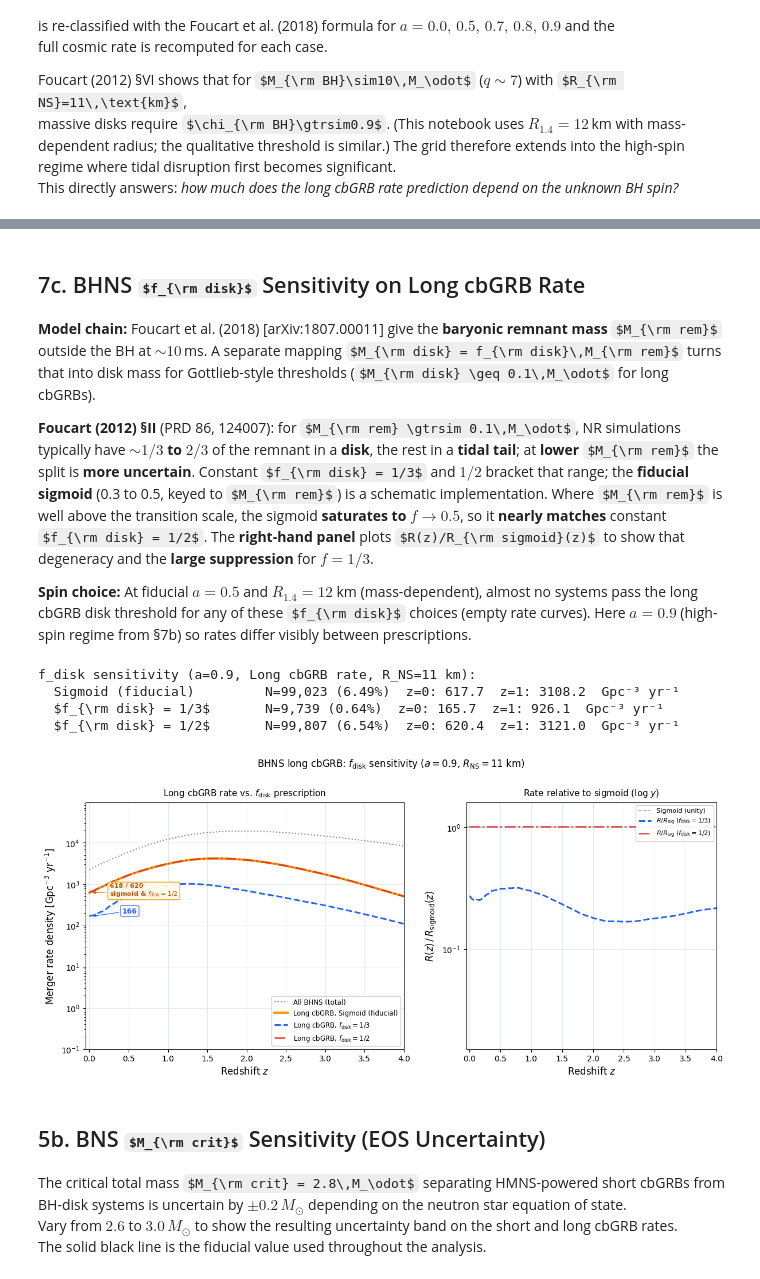
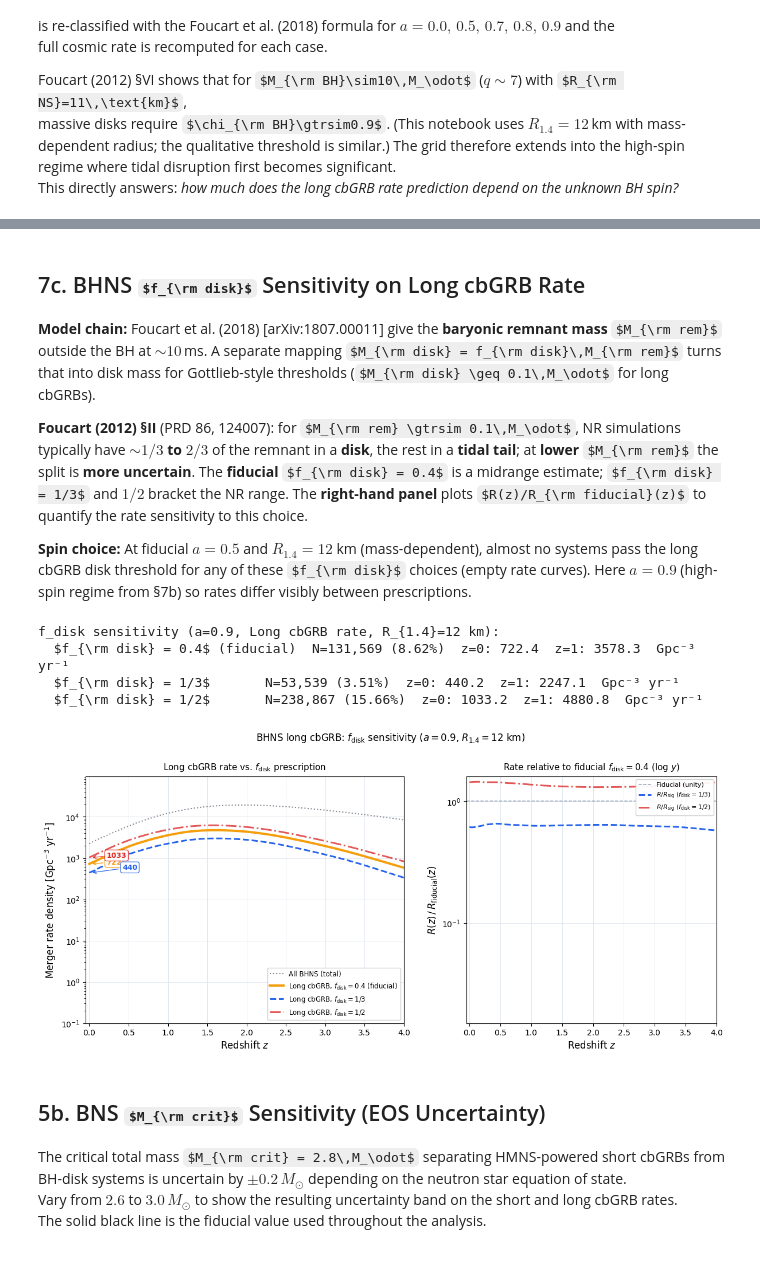
Before and after one commit to jorodgrz/GRBproject, a Jupyter notebook: GRB_CosmicRate.ipynb, the cells around one changed output, grey strips where cells are left out. Drawn from its saved outputs; the diff is of its cells as text; code cells hidden in the pictures; some formulas as TeX source.

```diff
--- a/GRB_CosmicRate.ipynb
+++ b/GRB_CosmicRate.ipynb
@@ -506,7 +465,7 @@ a=0.9: Long=99,023 (6.5%)  Short=425,490 (27.9%)
 
 **Model chain:** Foucart et al. (2018) [arXiv:1807.00011] give the **baryonic remnant mass** $M_{\rm rem}$ outside the BH at $\sim 10\,$ms. A separate mapping $M_{\rm disk} = f_{\rm disk}\,M_{\rm rem}$ turns that into disk mass for Gottlieb-style thresholds ($M_{\rm disk} \geq 0.1\,M_\odot$ for long cbGRBs).
 
-**Foucart (2012) §II** (PRD 86, 124007): for $M_{\rm rem} \gtrsim 0.1\,M_\odot$, NR simulations typically have **$\sim 1/3$ to $2/3$** of the remnant in a **disk**, the rest in a **tidal tail**; at **lower** $M_{\rm rem}$ the split is **more uncertain**. Constant $f_{\rm disk} = 1/3$ and $1/2$ bracket that range; the **fiducial sigmoid** (0.3 to 0.5, keyed to $M_{\rm rem}$) is a schematic implementation. Where $M_{\rm rem}$ is well above the transition scale, the sigmoid **saturates to $f \to 0.5$**, so it **nearly matches** constant $f_{\rm disk} = 1/2$. The **right-hand panel** plots $R(z)/R_{\rm sigmoid}(z)$ to show that degeneracy and the **large suppression** for $f=1/3$.
+**Foucart (2012) §II** (PRD 86, 124007): for $M_{\rm rem} \gtrsim 0.1\,M_\odot$, NR simulations typically have **$\sim 1/3$ to $2/3$** of the remnant in a **disk**, the rest in a **tidal tail**; at **lower** $M_{\rm rem}$ the split is **more uncertain**. The **fiducial** $f_{\rm disk} = 0.4$ is a midrange estimate; $f_{\rm disk} = 1/3$ and $1/2$ bracket the NR range. The **right-hand panel** plots $R(z)/R_{\rm fiducial}(z)$ to quantify the rate sensitivity to this choice.
 
 **Spin choice:** At fiducial $a = 0.5$ and $R_{1.4} = 12$ km (mass-dependent), almost no systems pass the long cbGRB disk threshold for any of these $f_{\rm disk}$ choices (empty rate curves). Here **$a = 0.9$** (high-spin regime from §7b) so rates differ visibly between prescriptions.
 # %%
@@ -514,22 +473,22 @@ a=0.9: Long=99,023 (6.5%)  Short=425,490 (27.9%)
 a_fdisk = 0.9
 
 fdisk_order = [
-    ('Sigmoid (fiducial)', None),
+    (r'$f_{\rm disk} = 0.4$ (fiducial)', F_DISK),
     (r'$f_{\rm disk} = 1/3$', 1 / 3),
     (r'$f_{\rm disk} = 1/2$', 1 / 2),
 ]
 fdisk_colors = {
-    'Sigmoid (fiducial)': '#F59E0B',
+    r'$f_{\rm disk} = 0.4$ (fiducial)': '#F59E0B',
     r'$f_{\rm disk} = 1/3$': '#2563EB',
     r'$f_{\rm disk} = 1/2$': '#DC2626',
 }
 fdisk_linestyles = {
-    'Sigmoid (fiducial)': '-',
+    r'$f_{\rm disk} = 0.4$ (fiducial)': '-',
     r'$f_{\rm disk} = 1/3$': '--',
     r'$f_{\rm disk} = 1/2$': '-.',
 }
 fdisk_lw = {
-    'Sigmoid (fiducial)': 2.85,
+    r'$f_{\rm disk} = 0.4$ (fiducial)': 2.85,
     r'$f_{\rm disk} = 1/3$': 2.1,
     r'$f_{\rm disk} = 1/2$': 2.1,
 }
@@ -538,7 +497,7 @@ merger_rates_BHNS_fdisk = {}
 
 print(f"f_disk sensitivity (a={a_fdisk}, Long cbGRB rate, R_{{1.4}}=12 km):")
 for label, fdc in fdisk_order:
-    M_disk_fdc = foucart_disk_mass(BH, NS, a_BH=a_fdisk, f_disk_constant=fdc)
+    M_disk_fdc = foucart_disk_mass(BH, NS, a_BH=a_fdisk, f_disk=fdc)
     long_fdc = (M_disk_fdc >= 0.1)
     n_long = int(long_fdc.sum())
     pct = 100.0 * float(long_fdc.mean())
@@ -564,7 +523,7 @@ ax_r.plot(
     color='#1E293B', lw=1.5, ls=':', alpha=0.55, label='All BHNS (total)', zorder=1,
 )
 
-sig_key = 'Sigmoid (fiducial)'
+sig_key = r'$f_{\rm disk} = 0.4$ (fiducial)'
 half_key = r'$f_{\rm disk} = 1/2$'
 third_key = r'$f_{\rm disk} = 1/3$'
 
@@ -583,7 +542,7 @@ for label, fdc in fdisk_order:
         label=f'Long cbGRB, {label}', zorder=2,
     )
 
-# Merged z=0 annotation when sigmoid and f=1/2 are degenerate
+# Merged z=0 annotation when fiducial and f=1/2 are close
 z0_sig = merger_rates_BHNS_fdisk[sig_key][0]
 z0_half = merger_rates_BHNS_fdisk[half_key][0]
 z0_third = merger_rates_BHNS_fdisk[third_key][0]
@@ -594,7 +553,7 @@ merged = (
 if merged:
     z0_mid = float(np.sqrt(z0_sig * z0_half))
     ax_r.annotate(
-        f'{z0_sig:.0f} / {z0_half:.0f}\nsigmoid & $f_{{\\rm disk}}=1/2$',
+        f'{z0_sig:.0f} / {z0_half:.0f}\n$f_{{\\rm disk}}=0.4$ & $1/2$',
         xy=(0.02, z0_mid), xytext=(0.26, z0_mid * 1.14),
         color='#B45309', fontsize=8, fontweight='bold', va='center', ha='left',
         arrowprops=dict(arrowstyle='->', color='#B45309', lw=0.9),
@@ -658,9 +617,9 @@ ax_r.set_axisbelow(True)
 
 
 
-# --- Ratio panel: R(z) / R_sigmoid(z) ---
+# --- Ratio panel: R(z) / R_fiducial(z) ---
 r_sig = np.maximum(merger_rates_BHNS_fdisk[sig_key], 1e-99)
-ax_q.axhline(1.0, color='#94A3B8', ls='--', lw=1.1, zorder=1, label='Sigmoid (unity)')
+ax_q.axhline(1.0, color='#94A3B8', ls='--', lw=1.1, zorder=1, label='Fiducial (unity)')
 for label, fdc in fdisk_order:
     if label == sig_key:
         continue
@@ -674,40 +633,40 @@ for label, fdc in fdisk_order:
     ls = fdisk_linestyles[label]
     lw = fdisk_lw[label]
     alpha = 0.78 if label == half_key else 1.0
     ax_q.plot(
         redshifts, ratio, color=c, ls=ls, lw=lw, alpha=alpha,
         label=f'$R/R_{{\\rm sig}}$ ({label})', zorder=2,
     )
 
 ax_q.set_xlim(-0.05, 4)
 ax_q.set_xlabel('Redshift $z$', fontsize=12)
-ax_q.set_ylabel(r'$R(z)\,/\,R_{\rm sigmoid}(z)$', fontsize=12)
-ax_q.set_title('Rate relative to sigmoid (log $y$)', fontsize=11, pad=8)
+ax_q.set_ylabel(r'$R(z)\,/\,R_{\rm fiducial}(z)$', fontsize=12)
+ax_q.set_title('Rate relative to fiducial $f_{\\rm disk}=0.4$ (log $y$)', fontsize=11, pad=8)
 ax_q.legend(fontsize=8, loc='upper right', framealpha=0.94)
 ax_q.grid(which='major', color='#E2E8F0', linewidth=0.7, linestyle='-', zorder=0)
 ax_q.set_axisbelow(True)
 # Log scale: f=1/2 ratio ~1 and f=1/3 ratio ~0.05 both visible
 ax_q.set_yscale('log')
 ax_q.set_ylim(0.015, 1.6)
 ax_q.minorticks_off()
 
 fig.suptitle(
     r'BHNS long cbGRB: $f_{\rm disk}$ sensitivity '
     rf'($a = {a_fdisk}$, $R_{{1.4}} = 12$ km)',
     fontsize=12, y=1.02,
 )
 plt.tight_layout(rect=[0, 0, 1, 0.94])
 plt.savefig(
     '/Users/josephrodriguez/research visualization/Plots/rate_bhns_fdisk_sensitivity.png',
     dpi=150, bbox_inches='tight',
 )
 plt.show()
 # %% [output]
-f_disk sensitivity (a=0.9, Long cbGRB rate, R_NS=11 km):
-  Sigmoid (fiducial)         N=99,023 (6.49%)  z=0: 617.7  z=1: 3108.2  Gpc⁻³ yr⁻¹
-  $f_{\rm disk} = 1/3$       N=9,739 (0.64%)  z=0: 165.7  z=1: 926.1  Gpc⁻³ yr⁻¹
-  $f_{\rm disk} = 1/2$       N=99,807 (6.54%)  z=0: 620.4  z=1: 3121.0  Gpc⁻³ yr⁻¹
+f_disk sensitivity (a=0.9, Long cbGRB rate, R_{1.4}=12 km):
+  $f_{\rm disk} = 0.4$ (fiducial)  N=131,569 (8.62%)  z=0: 722.4  z=1: 3578.3  Gpc⁻³ yr⁻¹
+  $f_{\rm disk} = 1/3$       N=53,539 (3.51%)  z=0: 440.2  z=1: 2247.1  Gpc⁻³ yr⁻¹
+  $f_{\rm disk} = 1/2$       N=238,867 (15.66%)  z=0: 1033.2  z=1: 4880.8  Gpc⁻³ yr⁻¹
-[figure, old version]
+[figure, new version]
 # %% [markdown]
 ## 5b. BNS $M_{\rm crit}$ Sensitivity (EOS Uncertainty)
 
```
Also changed, not shown: parts of 11 cells of this notebook, 32 other files.
